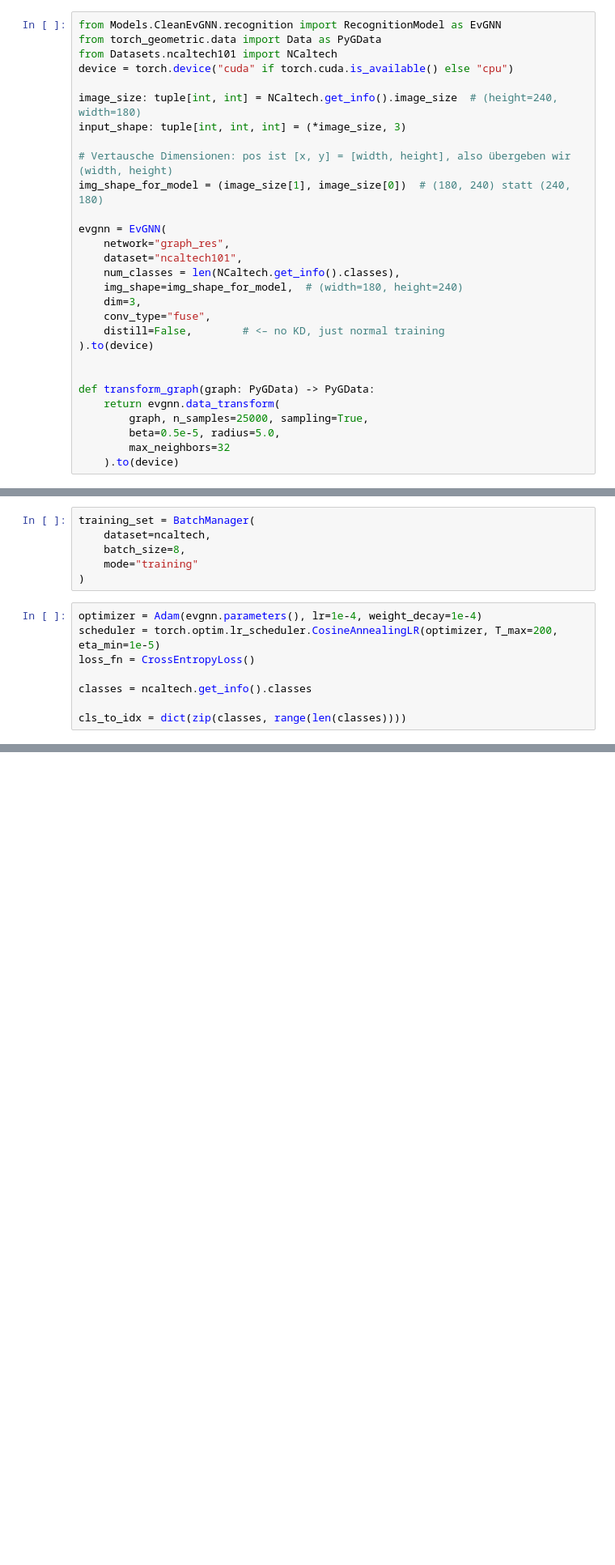
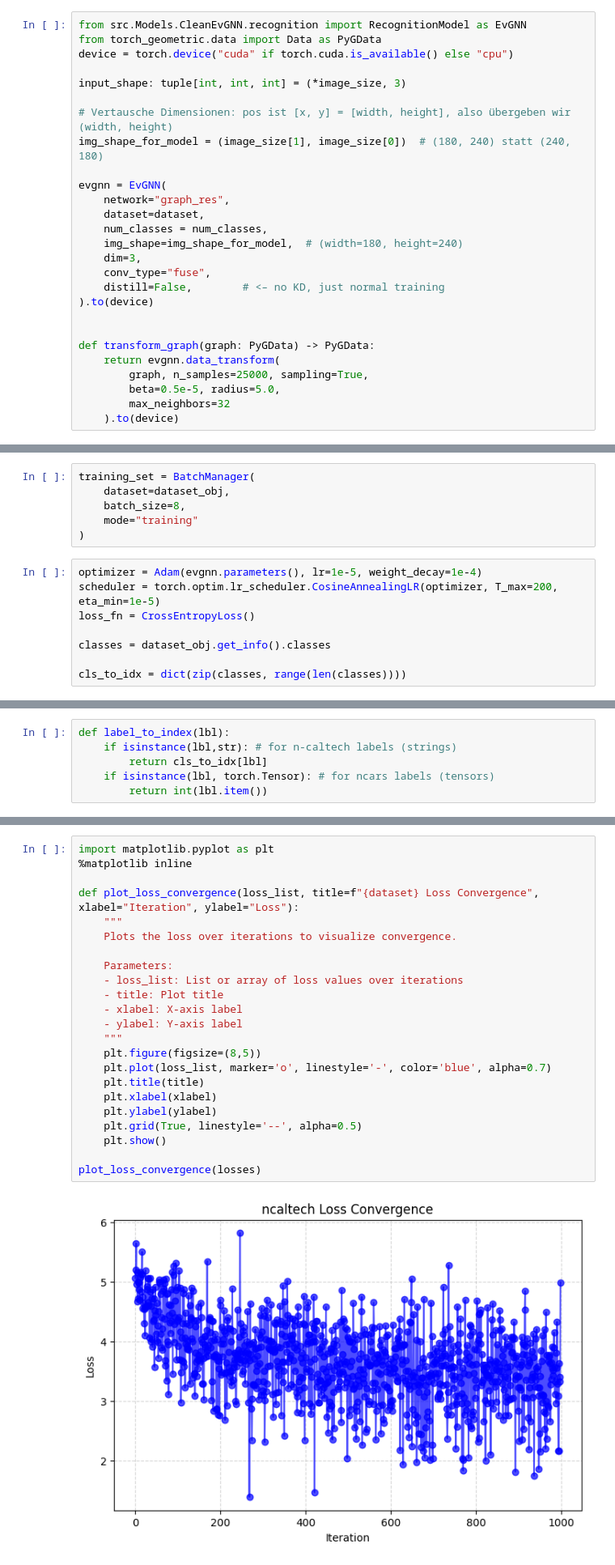
Before and after one commit to BPasak/GNNBenchmark, a Jupyter notebook: src/Examples/EvGNN_On_NCaltech.ipynb, the cells around one changed output, grey strips where cells are left out. Shown at 81% size. Saved outputs shown, nothing was run; the diff lists cells and outputs as text; blank space fills up the shorter version.

Commit message:
NCars working, EVGNN runnable on NCars and NCaltech

```diff
--- a/src/Examples/EvGNN_On_NCaltech.ipynb
+++ b/src/Examples/EvGNN_On_NCaltech.ipynb
@@ -14,12 +41,10 @@ Using device: cpu
 # %% [markdown]
 # Model Initialization
 # %%
-from Models.CleanEvGNN.recognition import RecognitionModel as EvGNN
+from src.Models.CleanEvGNN.recognition import RecognitionModel as EvGNN
 from torch_geometric.data import Data as PyGData
-from Datasets.ncaltech101 import NCaltech
 device = torch.device("cuda" if torch.cuda.is_available() else "cpu")
 
-image_size: tuple[int, int] = NCaltech.get_info().image_size  # (height=240, width=180)
 input_shape: tuple[int, int, int] = (*image_size, 3)
 
 # Vertausche Dimensionen: pos ist [x, y] = [width, height], also übergeben wir (width, height)
@@ -27,8 +52,8 @@ img_shape_for_model = (image_size[1], image_size[0])  # (180, 240) statt (240, 1
 
 evgnn = EvGNN(
     network="graph_res",
-    dataset="ncaltech101",
-    num_classes = len(NCaltech.get_info().classes),
+    dataset=dataset,
+    num_classes = num_classes,
     img_shape=img_shape_for_model,  # (width=180, height=240)
     dim=3,
     conv_type="fuse",
@@ -73,15 +106,15 @@ x
 Display example events data point
 # %%
 training_set = BatchManager(
-    dataset=ncaltech,
+    dataset=dataset_obj,
     batch_size=8,
     mode="training"
 )
 # %%
-optimizer = Adam(evgnn.parameters(), lr=1e-4, weight_decay=1e-4)
+optimizer = Adam(evgnn.parameters(), lr=1e-5, weight_decay=1e-4)
 scheduler = torch.optim.lr_scheduler.CosineAnnealingLR(optimizer, T_max=200, eta_min=1e-5)
 loss_fn = CrossEntropyLoss()
 
-classes = ncaltech.get_info().classes
+classes = dataset_obj.get_info().classes
 
 cls_to_idx = dict(zip(classes, range(len(classes))))
@@ -113,0 +121,6 @@ torch.save(evgnn.state_dict(), "evgnn_ncaltech_test.pth")
+# %%
+def label_to_index(lbl):
+    if isinstance(lbl,str): # for n-caltech labels (strings)
+        return cls_to_idx[lbl]
+    if isinstance(lbl, torch.Tensor): # for ncars labels (tensors)
+        return int(lbl.item())
@@ -113,0 +169,25 @@ torch.save(evgnn.state_dict(), "evgnn_ncaltech_test.pth")
+# %%
+import matplotlib.pyplot as plt
+%matplotlib inline
+
+def plot_loss_convergence(loss_list, title=f"{dataset} Loss Convergence", xlabel="Iteration", ylabel="Loss"):
+    """
+    Plots the loss over iterations to visualize convergence.
+
+    Parameters:
+    - loss_list: List or array of loss values over iterations
+    - title: Plot title
+    - xlabel: X-axis label
+    - ylabel: Y-axis label
+    """
+    plt.figure(figsize=(8,5))
+    plt.plot(loss_list, marker='o', linestyle='-', color='blue', alpha=0.7)
+    plt.title(title)
+    plt.xlabel(xlabel)
+    plt.ylabel(ylabel)
+    plt.grid(True, linestyle='--', alpha=0.5)
+    plt.show()
+
+plot_loss_convergence(losses)
+# %% [output]
+[figure, added]
```
Also changed, not shown: parts of 7 cells of this notebook, 7 other files.
